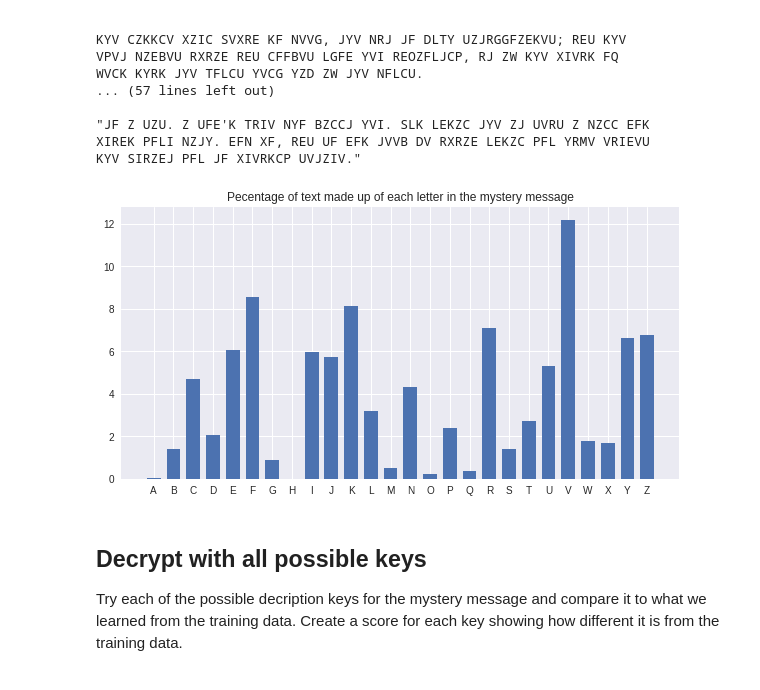
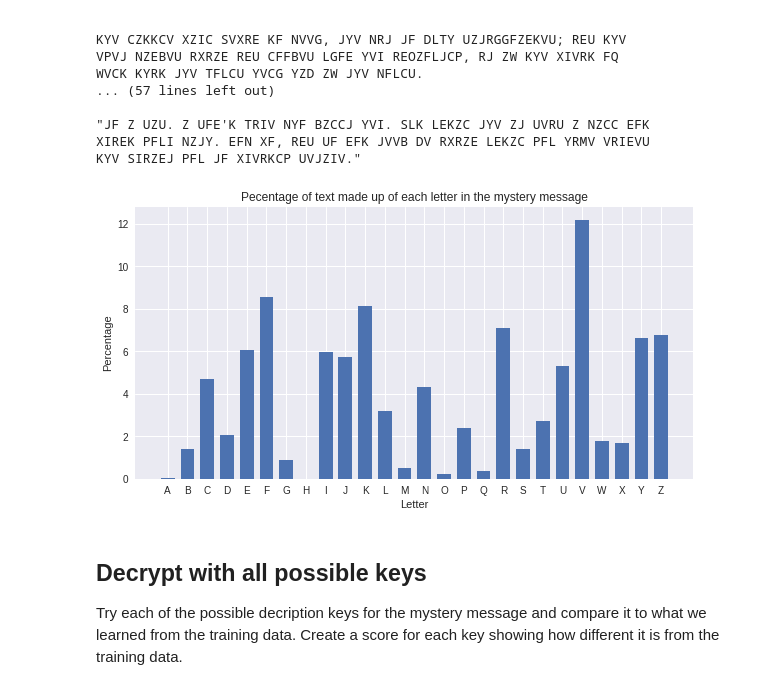
Before and after one commit to BillGrieser/ML-for-NewProgrammers, a Jupyter notebook: MLforMS.ipynb, the cells around one changed output. Saved outputs shown, nothing was run; the diff lists cells and outputs as text; code cells hidden in the pictures.

```diff
--- a/MLforMS.ipynb
+++ b/MLforMS.ipynb
@@ -280,7 +280,7 @@ Don't worry about this  -- it is just used to visualize some data, but isn't par
 import matplotlib.pyplot as plt
 import numpy as np
 
-def plot_letter_precentages(dictionary_to_plot, title):
+def plot_letter_percentages(dictionary_to_plot, title):
   """
   Plot the results of a call to get_letter_percentages()
   """
@@ -292,6 +292,8 @@ def plot_letter_precentages(dictionary_to_plot, title):
   plt.bar(index, vals, width=bar_width, label=cols)
   plt.xticks(index, cols)
   plt.title(title)
+  plt.xlabel("Letter")
+  plt.ylabel("Percentage")
   plt.show()
 # %% [markdown]
 ### Train the program
@@ -334,10 +336,10 @@ WVCK KYRK JYV TFLCU YVCG YZD ZW JYV NFLCU.
 XIREK PFLI NZJY. EFN XF, REU UF EFK JVVB DV RXRZE LEKZC PFL YRMV VRIEVU
 KYV SIRZEJ PFL JF XIVRKCP UVJZIV."
 # %%
-plot_letter_precentages(get_letter_percentages(mystery_message),
+plot_letter_percentages(get_letter_percentages(mystery_message),
                         "Pecentage of text made up of each letter in the mystery message")
 # %% [output]
-[figure, old version]
+[figure, new version]
 # %% [markdown]
 ## Decrypt with all possible keys
 
```
Also changed, not shown: parts of 4 cells of this notebook.
